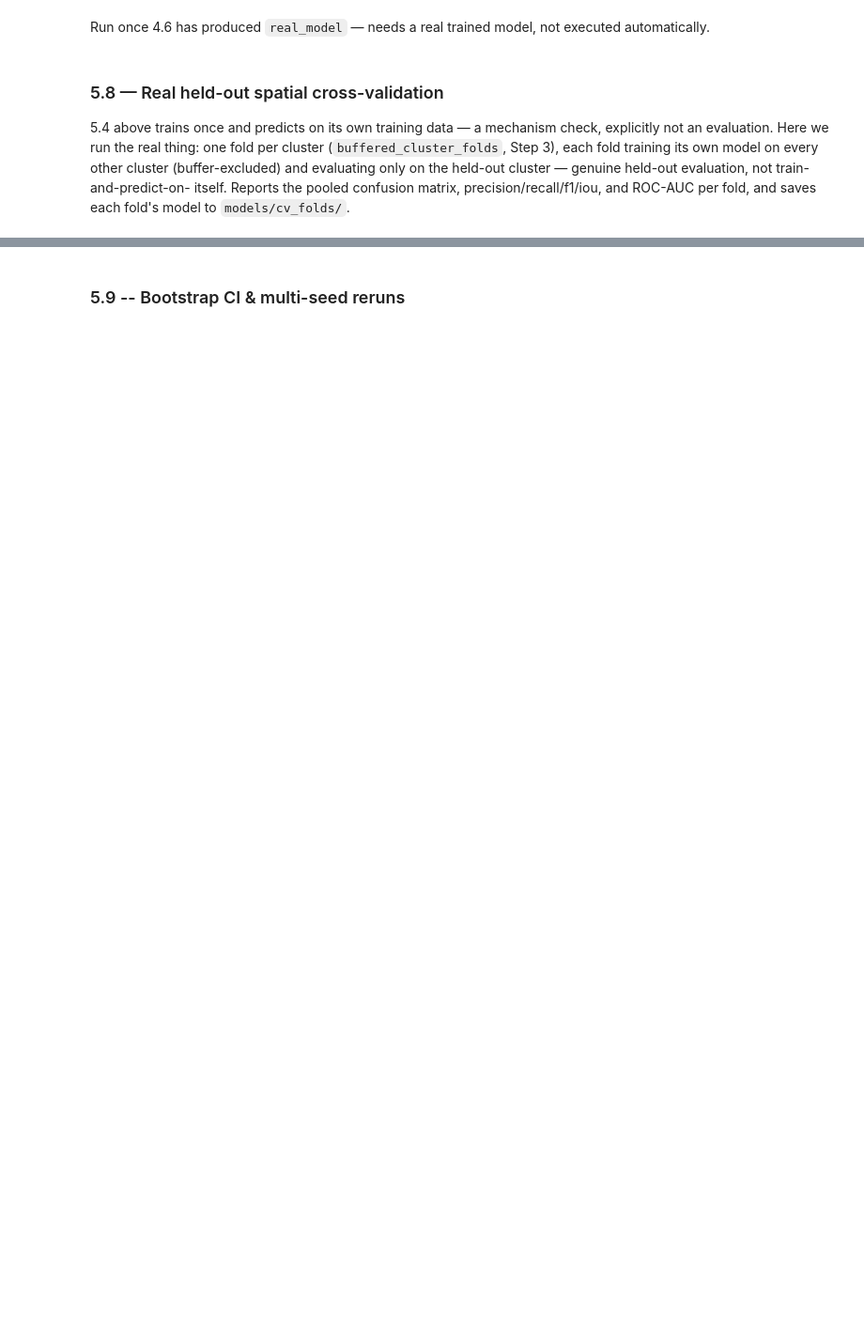
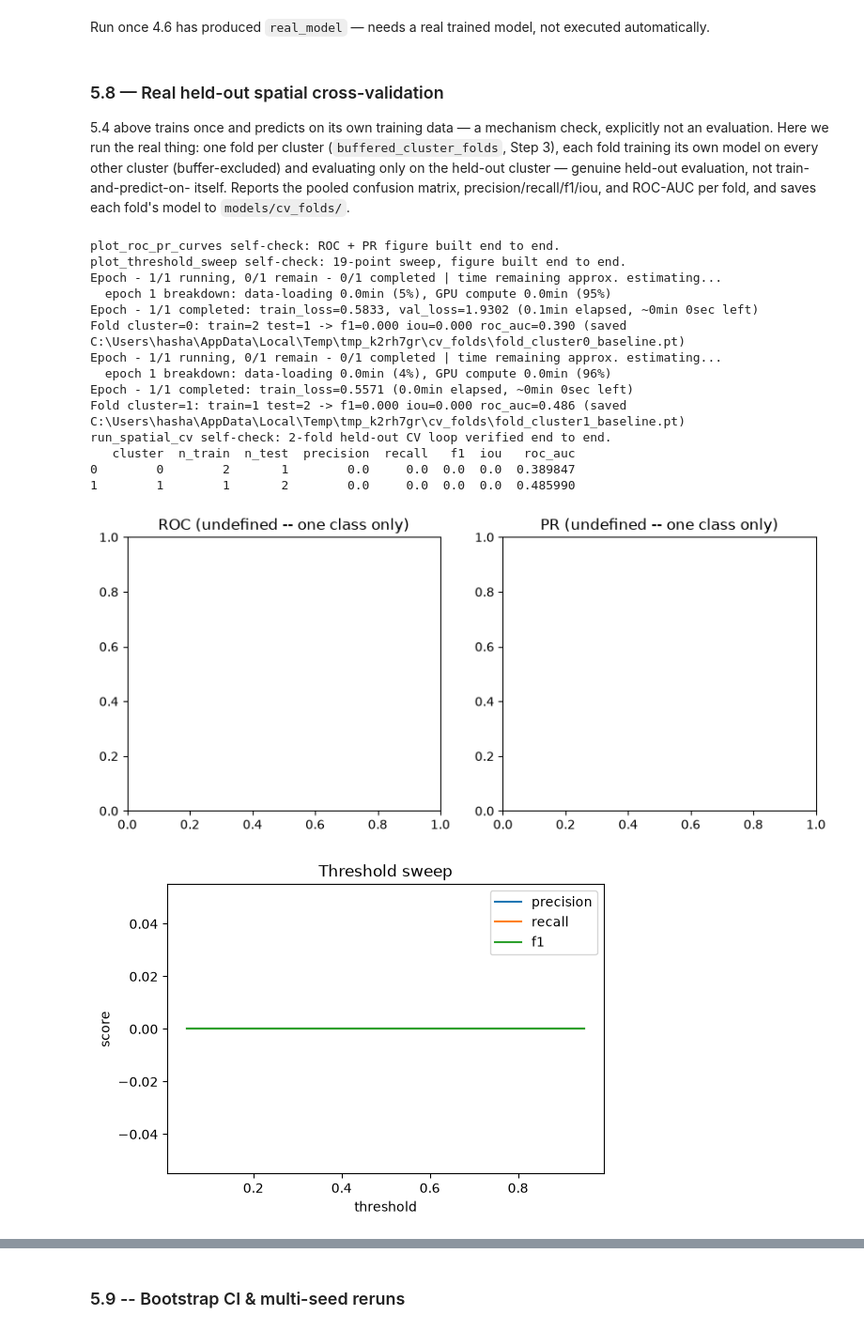
Before and after one commit to MatheeshaDanindu/Landslide-Forecasting-System, a Jupyter notebook: notebooks/landslide_pipeline.ipynb, the cells around one changed output, grey strips where cells are left out. Shown at 94% size. Drawn from its saved outputs; the diff is of its cells as text; code cells hidden in the pictures; blank space fills up the shorter version.

Commit message:
Add plots

```diff
--- a/notebooks/landslide_pipeline.ipynb
+++ b/notebooks/landslide_pipeline.ipynb
@@ -426,11 +430,9 @@ def _retry_on_429(fn, *args, max_retries=6, **kwargs):
 
 def _start_and_wait_retrying(job, max_retries=6, max_poll_interval=60):
     """job.start_and_wait() calls job.start() again on every retry, even
-    for a 429 raised late during polling (job already running). Retries
-    start() and polling separately so a late 429 never resubmits.
-    Poll interval grows 5s -> max_poll_interval (like the original library
-    method) instead of hammering the status endpoint every 5s for a job
-    that can run 10+ minutes -- that alone can reintroduce rate-limiting.
+    for a 429/dropped-connection raised late during polling -- retries
+    start() and polling separately so that never resubmits. Poll interval
+    backs off 5s -> max_poll_interval instead of hammering the endpoint.
     """
     from openeo.rest import OpenEoApiPlainError
     _retry_on_429(job.start)
@@ -2234,7 +2278,6 @@ with tempfile.TemporaryDirectory() as _prc_tmp:
     del _prc_dataset  # closes the open handle before the temp dir cleans up
 
 assert len(_prc_fig.axes) == 2
-plt.close(_prc_fig)
 print("plot_roc_pr_curves self-check: ROC + PR figure built end to end.")
 
 
@@ -2284,17 +2327,16 @@ with tempfile.TemporaryDirectory() as _ts_tmp:
     del _ts_dataset  # closes the open handle before the temp dir cleans up
 
 assert len(_ts_df) == 19 and len(_ts_fig.axes) == 1
-plt.close(_ts_fig)
 print("plot_threshold_sweep self-check: 19-point sweep, figure built end to end.")
 
 
 def run_spatial_cv(labels_gdf, tile_dirs, dem_path, patch_size=None, epochs=None,
                     batch_size=None, buffer_m=None, save_dir=None, encoder_weights="__from_config__",
-                    model_key="baseline"):
+                    model_key="baseline", max_folds=None):
     """Real held-out spatial CV: trains one model per cluster, evaluated
     only on its own held-out cluster -- unlike predict_and_score's
-    train-on-itself check. Trains K models (K=clusters); saves each fold's
-    model to save_dir.
+    train-on-itself check. Trains K models (K=clusters) by default; pass
+    max_folds to cap it (still genuine spatial holdout, just fewer of them).
     """
     buffer_m = spatial_cv_cfg["buffer_m"] if buffer_m is None else buffer_m
     ring_m = spatial_cv_cfg["negative_sampling"]["hard_negative_ring_m"]
@@ -2302,7 +2344,9 @@ def run_spatial_cv(labels_gdf, tile_dirs, dem_path, patch_size=None, epochs=None
     save_dir = Path(save_dir) if save_dir is not None else (REPO_ROOT / "models" / "cv_folds")
 
     fold_rows, fold_models = [], {}
-    for test_cluster, train_idx, test_idx in buffered_cluster_folds(labels_gdf, buffer_m=buffer_m):
+    for fold_i, (test_cluster, train_idx, test_idx) in enumerate(buffered_cluster_folds(labels_gdf, buffer_m=buffer_m)):
+        if max_folds is not None and fold_i >= max_folds:
+            break
         test_geom = labels_gdf.loc[test_idx, "geometry"].union_all().buffer(buffer_m)
         train_allowed = full_box.difference(test_geom)
         test_allowed = labels_gdf.loc[test_idx, "geometry"].union_all().buffer(ring_m)
@@ -2348,33 +2392,70 @@ _cv_labels = gpd.GeoDataFrame(
     geometry=[box(1950, 1950, 2050, 2050), box(7450, 7450, 7550, 7550)],
     crs=METRIC_CRS,
 )
 
 with tempfile.TemporaryDirectory() as _cv_tmp:
     _cv_tile_dir = Path(_cv_tmp) / "tile0"
     _cv_tile_dir.mkdir()
     _cv_tif_path = _cv_tile_dir / "openEO_2025-01-01Z.tif"
     _cv_arr = (np.random.rand(len(BAND_ORDER) + 1, _cv_scene, _cv_scene) * 3000).astype(np.int16)
     _cv_arr[-1] = 4
     with rasterio.open(_cv_tif_path, "w", driver="GTiff", height=_cv_scene, width=_cv_scene,
                         count=len(BAND_ORDER) + 1, dtype="int16", crs=METRIC_CRS,
                         transform=_cv_transform) as _dst:
         _dst.write(_cv_arr)
 
     _cv_dem_path = Path(_cv_tmp) / "dem.tif"
     with rasterio.open(_cv_dem_path, "w", driver="GTiff", height=_cv_scene, width=_cv_scene, count=1,
                         dtype="float64", crs=METRIC_CRS, transform=_cv_transform) as _dst:
         _dst.write(_cv_dem, 1)
 
     _cv_per_fold_df, _cv_summary, _cv_models = run_spatial_cv(
         _cv_labels, [_cv_tile_dir], _cv_dem_path, epochs=1, batch_size=1,
         save_dir=Path(_cv_tmp) / "cv_folds", encoder_weights=None)
 
 assert len(_cv_per_fold_df) == 2
 assert set(_cv_per_fold_df["cluster"]) == {0, 1}
 assert set(_cv_models.keys()) == {0, 1}
+
+# max_folds=1 must train/evaluate exactly one cluster, not both -- rebuild
+# fresh tile/dem files since the earlier temp dir is already cleaned up.
+with tempfile.TemporaryDirectory() as _cv_tmp1:
+    _cv_tile_dir1 = Path(_cv_tmp1) / "tile0"
+    _cv_tile_dir1.mkdir()
+    _cv_tif_path1 = _cv_tile_dir1 / "openEO_2025-01-01Z.tif"
+    with rasterio.open(_cv_tif_path1, "w", driver="GTiff", height=_cv_scene, width=_cv_scene,
+                        count=len(BAND_ORDER) + 1, dtype="int16", crs=METRIC_CRS,
+                        transform=_cv_transform) as _dst:
+        _dst.write(_cv_arr)
+    _cv_dem_path1 = Path(_cv_tmp1) / "dem.tif"
+    with rasterio.open(_cv_dem_path1, "w", driver="GTiff", height=_cv_scene, width=_cv_scene, count=1,
+                        dtype="float64", crs=METRIC_CRS, transform=_cv_transform) as _dst:
+        _dst.write(_cv_dem, 1)
+    _cv_df1, _, _cv_models1 = run_spatial_cv(
+        _cv_labels, [_cv_tile_dir1], _cv_dem_path1, epochs=1, batch_size=1,
+        save_dir=Path(_cv_tmp1) / "cv_folds", encoder_weights=None, max_folds=1)
+assert len(_cv_df1) == 1 and len(_cv_models1) == 1
+print("run_spatial_cv max_folds self-check: capped to 1 fold as requested.")
 assert {"precision", "recall", "f1", "iou", "tp", "fp", "fn", "tn", "roc_auc"} <= set(_cv_per_fold_df.columns)
 print("run_spatial_cv self-check: 2-fold held-out CV loop verified end to end.")
 print(_cv_per_fold_df[["cluster", "n_train", "n_test", "precision", "recall", "f1", "iou", "roc_auc"]])
+# %% [output]
+plot_roc_pr_curves self-check: ROC + PR figure built end to end.
+plot_threshold_sweep self-check: 19-point sweep, figure built end to end.
+Epoch - 1/1 running, 0/1 remain - 0/1 completed | time remaining approx. estimating...
+  epoch 1 breakdown: data-loading 0.0min (5%), GPU compute 0.0min (95%)
+Epoch - 1/1 completed: train_loss=0.5833, val_loss=1.9302 (0.1min elapsed, ~0min 0sec left)
+Fold cluster=0: train=2 test=1 -> f1=0.000 iou=0.000 roc_auc=0.390 (saved C:\Users\hasha\AppData\Local\Temp\tmp_k2rh7gr\cv_folds\fold_cluster0_baseline.pt)
+Epoch - 1/1 running, 0/1 remain - 0/1 completed | time remaining approx. estimating...
+  epoch 1 breakdown: data-loading 0.0min (4%), GPU compute 0.0min (96%)
+Epoch - 1/1 completed: train_loss=0.5571 (0.0min elapsed, ~0min 0sec left)
+Fold cluster=1: train=1 test=2 -> f1=0.000 iou=0.000 roc_auc=0.486 (saved C:\Users\hasha\AppData\Local\Temp\tmp_k2rh7gr\cv_folds\fold_cluster1_baseline.pt)
+run_spatial_cv self-check: 2-fold held-out CV loop verified end to end.
+   cluster  n_train  n_test  precision  recall   f1  iou   roc_auc
+0        0        2       1        0.0     0.0  0.0  0.0  0.389847
+1        1        1       2        0.0     0.0  0.0  0.0  0.485990
+[figure, added]
+[figure, added]
 # %%
 def plot_model_comparison(fold_summaries, metrics=("f1", "iou", "roc_auc"), ax=None):
     """Grouped bar chart (mean +/- std across held-out clusters) comparing
```
Also changed, not shown: parts of 17 cells of this notebook, 3 other files.
